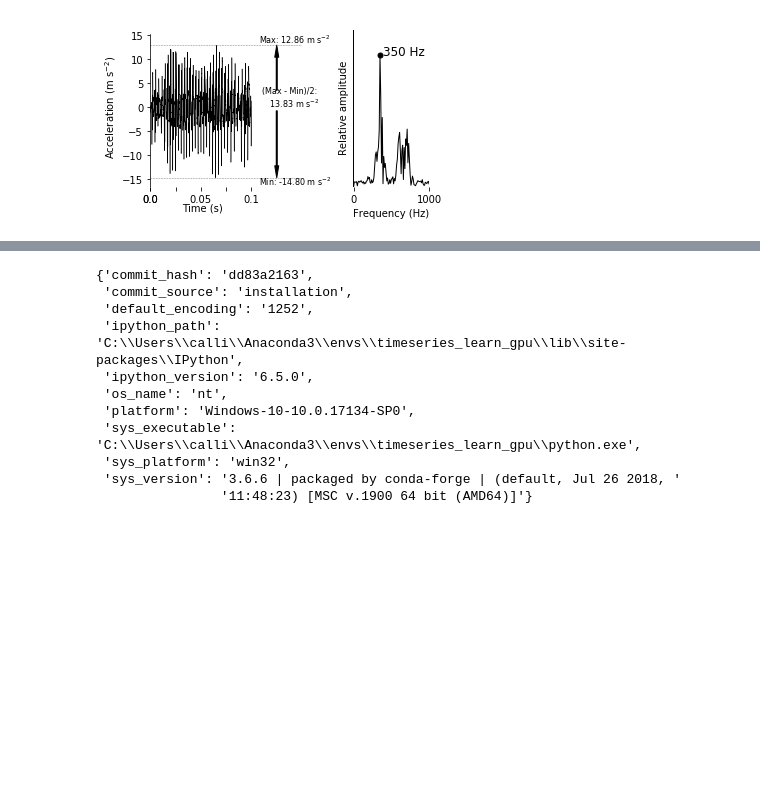
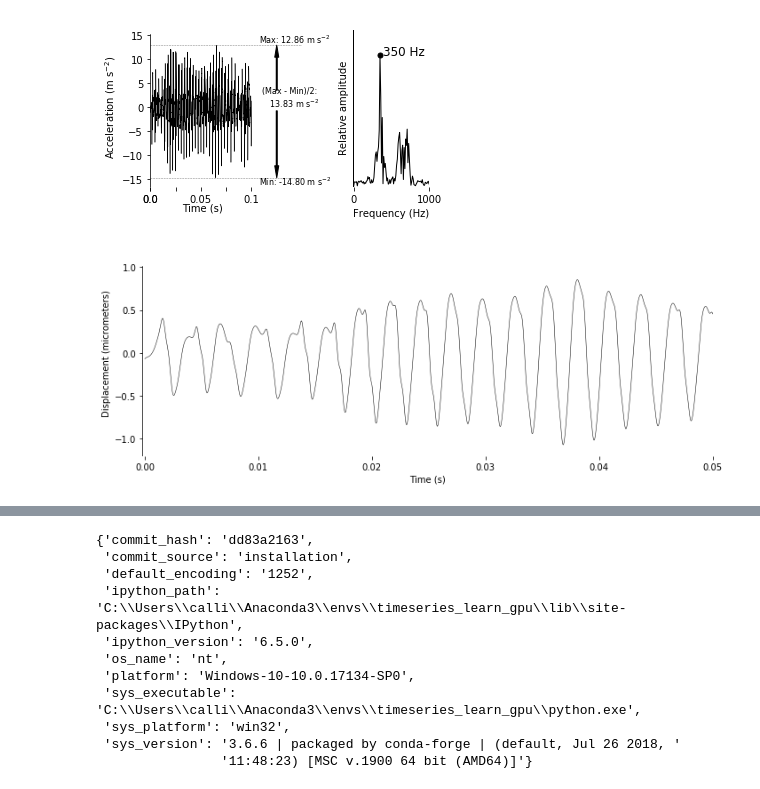
Before and after one commit to callinSwitzer/FlexibleForaging_Presentation, a Jupyter notebook: code/008_ExampleFigureSpectrum.ipynb, the cells around one changed output, grey strips where cells are left out. Cells and saved outputs as stored; diff of their text form; code cells hidden in the pictures; blank space fills up the shorter version.

```diff
--- a/code/008_ExampleFigureSpectrum.ipynb
+++ b/code/008_ExampleFigureSpectrum.ipynb
@@ -130,3 +241,44 @@ plt.savefig(saveFileName, width = 5, height = 1.1, dpi = 500)
 plt.show()
 # %% [output]
 [figure]
+# %%
+from scipy import signal
+
+def butter_highpass( log_rate, cutoff , order=5):
+    nyq = 0.5 *log_rate
+    normal_cutoff = cutoff / nyq
+    b, a = signal.butter(order, normal_cutoff, btype='high', analog=False)
+    return(b,a)
+
+def butter_highpass_filter(sigToFilter, log_rate, cutoff = 200, order=5):
+    b, a = butter_highpass(log_rate, cutoff)
+    newSig = sigToFilter
+    y = signal.filtfilt(b, a, newSig)
+    return(y - np.mean(y))
+# %%
+# convert to displacement from acc
+veloc = np.cumsum(data)/log_rate
+posit = np.cumsum(veloc_filt) / log_rate
+pos_filt = butter_highpass_filter(posit, log_rate, cutoff= 200)
+
+
+plt.figure(figsize=(10,4))
+gs = gridspec.GridSpec(1, 1)
+
+# create subplot 1
+ax1 = plt.subplot(gs[0])
+ax1.plot(np.array(range(len(pos_filt)))/ float(log_rate), pos_filt*1000000, color = 'black', linewidth=0.5 )
+ax1.set_ylabel("Displacement (micrometers)")
+ax1.set_xlabel("Time (s)")
+ax1.set_frame_on(False)
+ax1.set_xlim(-0.0002, 0.05)
+ax1.set_ylim(-1.2, 1.2)
+ax1.plot([0,0.1], np.array([ax1.get_ylim()[0], ax1.get_ylim()[0]]), 'black', linewidth = 1)
+ax1.plot([ax1.get_xlim()[0],ax1.get_xlim()[0]], [ax1.get_ylim()[0], 1.0], 'black', linewidth = 1.5)
+saveFileName = os.path.join(os.path.dirname(os.getcwd()), "figures", "exampleBuzz_disp.png")
+plt.tight_layout()
+plt.savefig(saveFileName, width = 5, height = 1.1, dpi = 500)
+
+plt.show()
+# %% [output]
+[figure, added]
```
Also changed, not shown: parts of 3 cells of this notebook, 3 other files.
